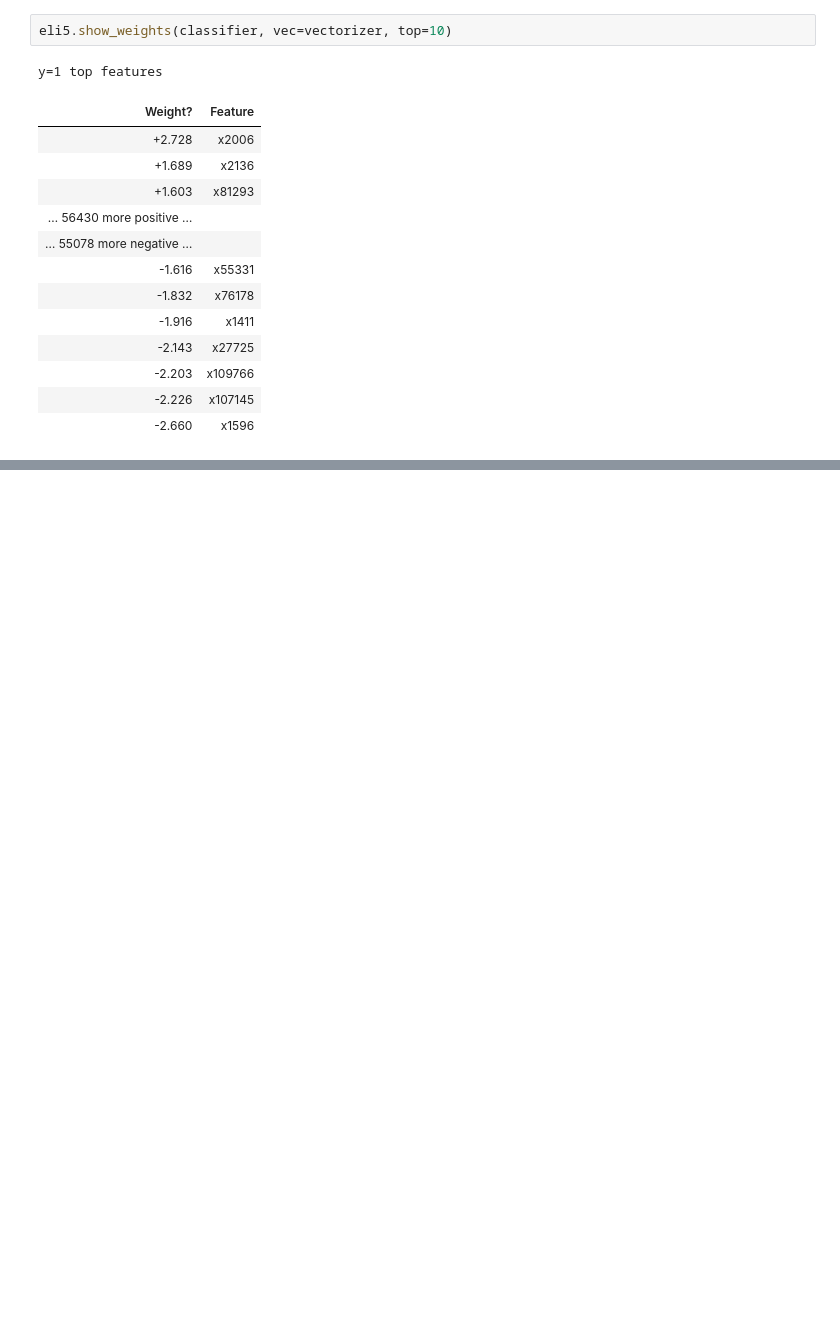
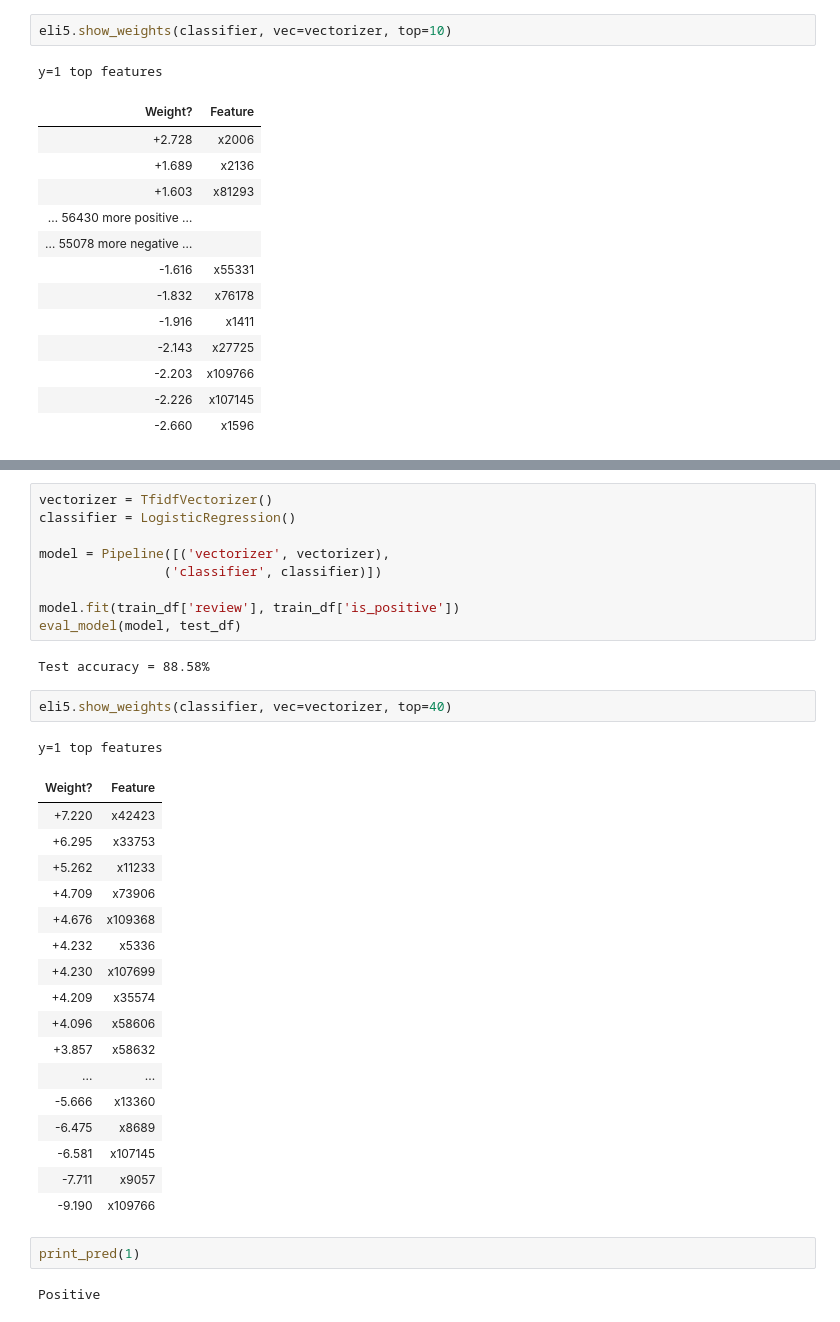
Before and after one commit to aspushkarev/GB-NLP, a Jupyter notebook: Sentiment _Analysis/NLP_Pushkarev_HW6.ipynb, the cells around one changed output, grey strips where cells are left out. Cells and saved outputs as stored; diff of their text form; blank space fills up the shorter version.

```diff
--- a/Sentiment _Analysis/NLP_Pushkarev_HW6.ipynb
+++ b/Sentiment _Analysis/NLP_Pushkarev_HW6.ipynb
@@ -279,0 +296,36 @@ entertaining touching version classic tale also quite intelligent tarzan jane sc
+# %%
+vectorizer = TfidfVectorizer()
+classifier = LogisticRegression()
+
+model = Pipeline([('vectorizer', vectorizer),
+                ('classifier', classifier)])
+
+model.fit(train_df['review'], train_df['is_positive'])
+eval_model(model, test_df)
+# %% [output]
+Test accuracy = 88.58%
+# %%
+eli5.show_weights(classifier, vec=vectorizer, top=40)
+# %% [output]
+y=1 top features
+| Weight? | Feature |
+| +7.220 | x42423 |
+| +6.295 | x33753 |
+| +5.262 | x11233 |
+| +4.709 | x73906 |
+| +4.676 | x109368 |
+| +4.232 | x5336 |
+| +4.230 | x107699 |
+| +4.209 | x35574 |
+| +4.096 | x58606 |
+| +3.857 | x58632 |
+| ... | ... |
+| -5.666 | x13360 |
+| -6.475 | x8689 |
+| -6.581 | x107145 |
+| -7.711 | x9057 |
+| -9.190 | x109766 |
+# %%
+print_pred(1)
+# %% [output]
+Positive
```
Also changed, not shown: parts of 47 cells of this notebook.
